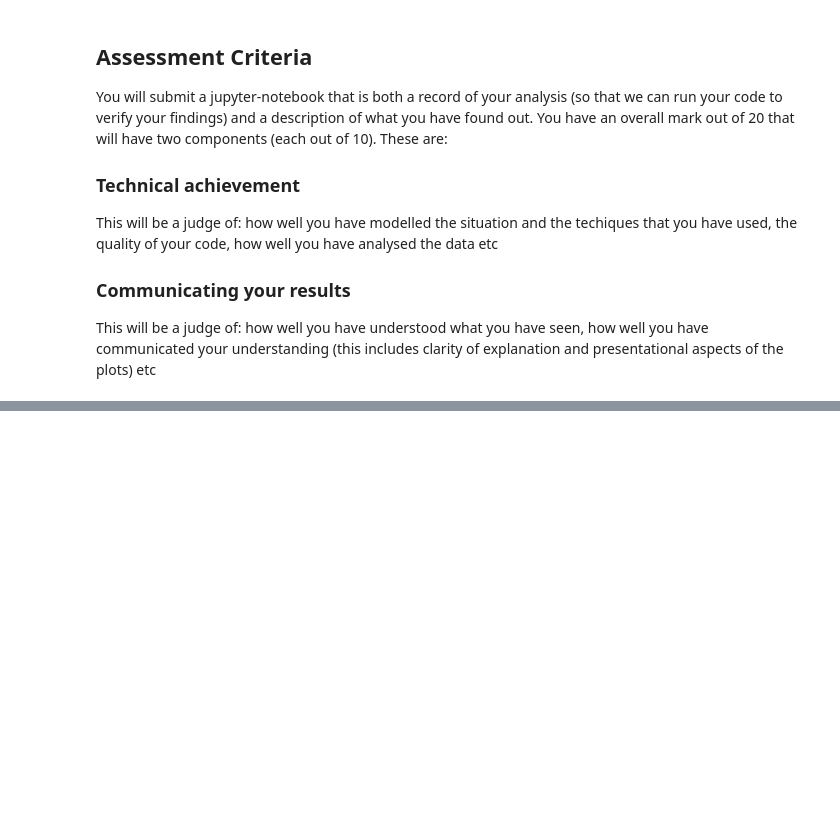
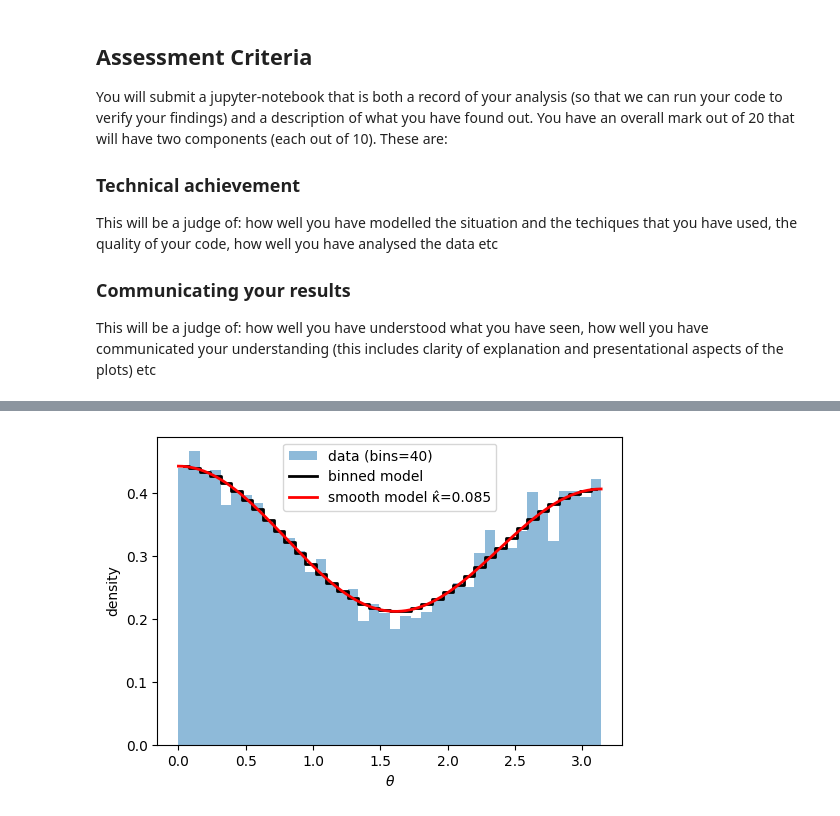
Before and after one commit to IlKoKaIl/Imperial-work, a Jupyter notebook: Applied Machine Learning/Assignments/Ass1.ipynb, the cells around one changed output, grey strips where cells are left out. Saved outputs shown, nothing was run; the diff lists cells and outputs as text; code cells hidden in the pictures; blank space fills up the shorter version.

```diff
--- a/Applied Machine Learning/Assignments/Ass1.ipynb
+++ b/Applied Machine Learning/Assignments/Ass1.ipynb
@@ -29,0 +396,84 @@ This will be a judge of: how well you have understood what you have seen, how we
+# %%
+# Step 4 — Binned Poisson likelihood fits (multiple binnings) and comparison to unbinned
+
+import numpy as np
+from iminuit import Minuit
+from scipy.integrate import cumulative_trapezoid
+import matplotlib.pyplot as plt
+
+# a helper to keep track of expected bin counts for given kappa and bin edges
+def expected_counts(kappa, edges, N):
+    g = 1.0 + np.cos(theta)**2 + kappa * np.cos(theta)
+    G = cumulative_trapezoid(g, theta, initial=0.0)  # integral from 0 to θ (same as before)
+    total = G[-1]
+
+    G_edges = np.interp(edges, theta, G)
+    bin_area = np.diff(G_edges)
+    probs = bin_area / total
+    mu = N * probs
+    return mu
+
+# negative log-likelihood for Poisson-binned counts
+def make_nll_binned(n_obs, edges):
+    N = int(np.sum(n_obs))
+    def nll(kappa):
+        mu = expected_counts(kappa, edges, N)
+        if np.any(mu <= 0.0):
+            return np.inf
+        return np.sum(mu - n_obs * np.log(mu))
+    return nll
+
+# Example-1: we try and fit one dataset with several bin choices and compare to unbinned result
+k_true, N_sel = 0.07, 10_000
+theta_data = datasets[(k_true, N_sel)]
+
+bin_choices = [10, 20, 40, 60]
+results = []
+
+for nb in bin_choices:
+    edges = np.linspace(0.0, PI, nb + 1)
+    n_obs, _ = np.histogram(theta_data, bins=edges)
+
+    nll = make_nll_binned(n_obs, edges)
+    m = Minuit(nll, kappa=0.0)
+    m.limits["kappa"] = (-1.9, 1.9)
+    m.errordef = Minuit.LIKELIHOOD
+    m.migrad()
+    m.hesse()
+
+    k_hat_b = m.values["kappa"]
+    k_err_b = m.errors["kappa"]
+    results.append((nb, k_hat_b, k_err_b))
+
+# print summary and compare to unbinned result from Step 3 for the same data
+print(f"Binned Poisson MLE (k_true={k_true:+.2f}, N={N_sel})")
+for nb, k_hat_b, k_err_b in results:
+    print(f"  bins={nb:2d}  ->  κ̂={k_hat_b:+.5f} ± {k_err_b:.5f} (HESSE)")
+
+# try to plot one binned fit overlay, 40 in this case, against the model density
+nb_plot = 40
+edges = np.linspace(0.0, PI, nb_plot + 1)
+n_obs, _ = np.histogram(theta_data, bins=edges)
+nll = make_nll_binned(n_obs, edges)
+m = Minuit(nll, kappa=0.0); m.limits["kappa"]=(-1.9,1.9); m.errordef=Minuit.LIKELIHOOD
+m.migrad(); m.hesse()
+k_hat_b = m.values["kappa"]
+
+# model density
+g_fit = 1.0 + np.cos(theta)**2 + k_hat_b * np.cos(theta)
+pdf_fit = g_fit / (cumulative_trapezoid(g_fit, theta, initial=0.0)[-1])
+
+# binned model as a step-density: μ_bin / (N * bin_width)
+mu = expected_counts(k_hat_b, edges, N_sel)
+bin_w = np.diff(edges)
+dens_bin = mu / (N_sel * bin_w)
+
+plt.figure(figsize=(6,4))
+plt.hist(theta_data, bins=edges, density=True, alpha=0.5, label=f"data (bins={nb_plot})")
+plt.step((edges[:-1]+edges[1:])/2, dens_bin, where="mid", color="k", lw=2, label="binned model")
+plt.plot(theta[::400], pdf_fit[::400], "r-", lw=2, label=f"smooth model κ̂={k_hat_b:.3f}")
+plt.xlabel(r"$\theta$")
+plt.ylabel("density")
+plt.legend()
+plt.show()
+# %% [output]
@@ -29,0 +485 @@ This will be a judge of: how well you have understood what you have seen, how we
+[figure, added]
```
Also changed, not shown: parts of 22 cells of this notebook, 6 other files.
